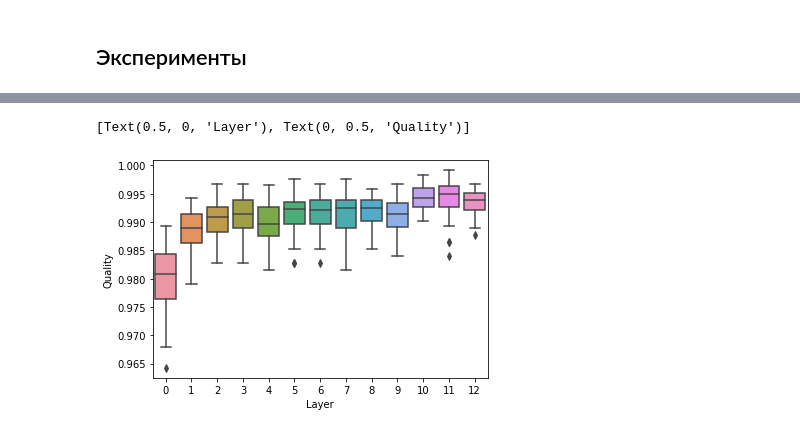
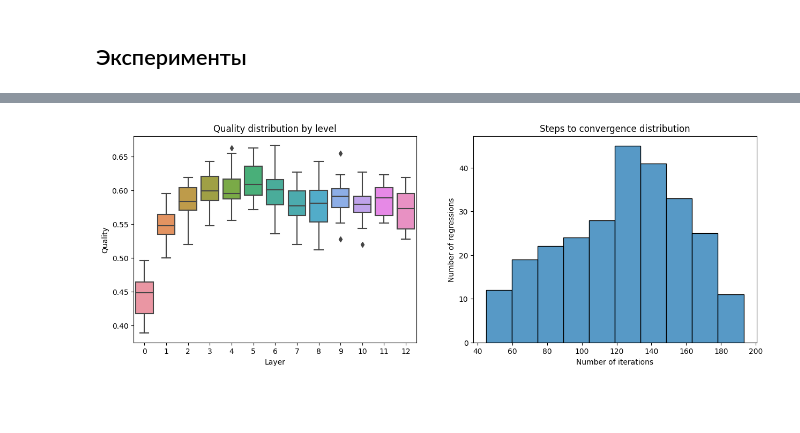
Before and after one commit to yulikdaniel/WordProbing, a Jupyter notebook: word_probing_bert.ipynb, the cells around one changed output, grey strips where cells are left out. Saved outputs shown, nothing was run; the diff lists cells and outputs as text; code cells hidden in the pictures; blank space fills up the shorter version.

Commit message:
Added multiple experiments

```diff
--- a/word_probing_bert.ipynb
+++ b/word_probing_bert.ipynb
@@ -154,15 +168,19 @@ def join_parsings(bert_tokenization, ud_tokenization, TokenMerger, verbose=False
     ud_features = [[]]
     last_word, last_symbol = 0, 0
     skip_ids = -1
+    orig_index = dict()
     for item in ud_tokenization:
         if type(item["id"]) is int and item["id"] <= skip_ids:
             continue
+
         if bert_words[last_word][last_symbol:].startswith(item["form"]):
             last_symbol += len(item["form"])
             ud_features[-1].append(item)
 
             if type(item["id"]) is not int:
                 skip_ids = item["id"][2]
+            else:
+                orig_index[item["id"]] = len(ud_features) - 1
 
             if last_symbol == len(bert_words[last_word]): # We've reached the end in the current word
                 if len(ud_features[-1]) == 0:
@@ -175,7 +193,7 @@ def join_parsings(bert_tokenization, ud_tokenization, TokenMerger, verbose=False
                 print(bert_words[:last_word])
             return
     ud_features.pop() # Remove the last emtpy features list
-    return bert_words, ud_features
+    return bert_words, ud_features, orig_index
 # %% [markdown]
 ### Loading datasets
 # %%
@@ -219,8 +270,8 @@ def load_word_in_sentence_data(dataset_name, TokenMerger, features_extractor, ve
         if result is None:
             failed += 1
             continue
-        tokens, feats = result
-        word_inds, targets = features_extractor(feats)
+        tokens, feats, orig_index = result
+        word_inds, targets = features_extractor(feats, orig_index)
 
         if word_inds: # Let's not add sentences with no features to avoid vain embeddings calculation
             samples[0].append(sentence.metadata["text"])
@@ -233,7 +284,7 @@ def load_word_in_sentence_data(dataset_name, TokenMerger, features_extractor, ve
     return data
 
 
-def load_separate_word_data(dataset_name, TokenMerger, features_extractor, verbose=False):
+def load_separate_word_data(dataset_name, TokenMerger, features_extractor, verbose=False, sentences=-1):
     with open(dataset_name, 'r') as f:
         dataset = conllu.parse(f.read())
 
@@ -246,12 +297,19 @@ def load_separate_word_data(dataset_name, TokenMerger, features_extractor, verbo
         if result is None:
             failed += 1
             continue
-        tokens, feats = result
-        word_inds, targets = features_extractor(feats)
+        tokens, feats, orig_index = result
+        word_inds, targets = features_extractor(feats, orig_index)
 
         for ind in range(len(word_inds)):
-            samples[0].append(tokens[word_inds[ind]])
+            words = []
+            for word_ind in word_inds[ind]:
+                words.append(tokens[word_ind])
+            samples[0].append(words)
             samples[1].append(targets[ind])
+
+        sentences -= 1
+        if sentences == 0:
+            break
 
 
     print(failed, "out of", total, "failed")
@@ -326,0 +427,16 @@ parser = create_word_by_word_parser(["NOUN", "VERB", "ADJ"], "Number", "Sing")
+# %%
+def show_results(quals, iternums):
+    fig, axes = plt.subplots(1, 2, figsize=(15,5))
+    sns.boxplot(quals, ax=axes[0]).set(xlabel="Layer", ylabel="Quality", title="Quality distribution by level")
+    sns.histplot(iternums, ax=axes[1]).set(xlabel="Number of iterations", ylabel="Number of regressions", title="Steps to convergence distribution")
+# %%
+number_parser = create_word_by_word_parser(["NOUN", "VERB", "ADJ"], "Number")
+gender_parser = create_word_by_word_parser(["NOUN", "VERB", "ADJ"], "Gender")
+pos_parser = lambda feats, _: get_data_from_sentence_word_by_word(feats, get_part_of_speech)
+dep_parser = get_noun_adjective_dependencies
+definite_parser = create_word_by_word_parser(["DET"], "Definite")
+verb_tense_parser = create_word_by_word_parser(["VERB"], "Tense")
+verb_person_parser = create_word_by_word_parser(["VERB"], "Person")
+verb_mood_parser = create_word_by_word_parser(["VERB"], "Mood")
+verb_form_parser = create_word_by_word_parser(["VERB"], "VerbForm")
+pron_type_parser = create_word_by_word_parser(["PRON"], "PronType")
@@ -327,7 +446,7 @@ parser = create_word_by_word_parser(["NOUN", "VERB", "ADJ"], "Number", "Sing")
 # %%
-fmes = word_in_sentence_experiment(list(range(13)), CamembertMergeTokens, parser, runs=20)
+fmes, iternums = word_in_sentence_experiment(list(range(13)), CamembertMergeTokens, dep_parser, runs=20, verbose=True, threads=8)
 
-sns.boxplot(fmes).set(xlabel="Layer", ylabel="Quality")
+show_results(fmes, iternums)
 # %% [output]
 Loading sentences...
 38 out of 416 failed
@@ -337,2 +459 @@ Training probing classifiers
-[Text(0.5, 0, 'Layer'), Text(0, 0.5, 'Quality')]
-[figure, old version]
+[figure, new version]
```
Also changed, not shown: parts of 31 cells of this notebook.
